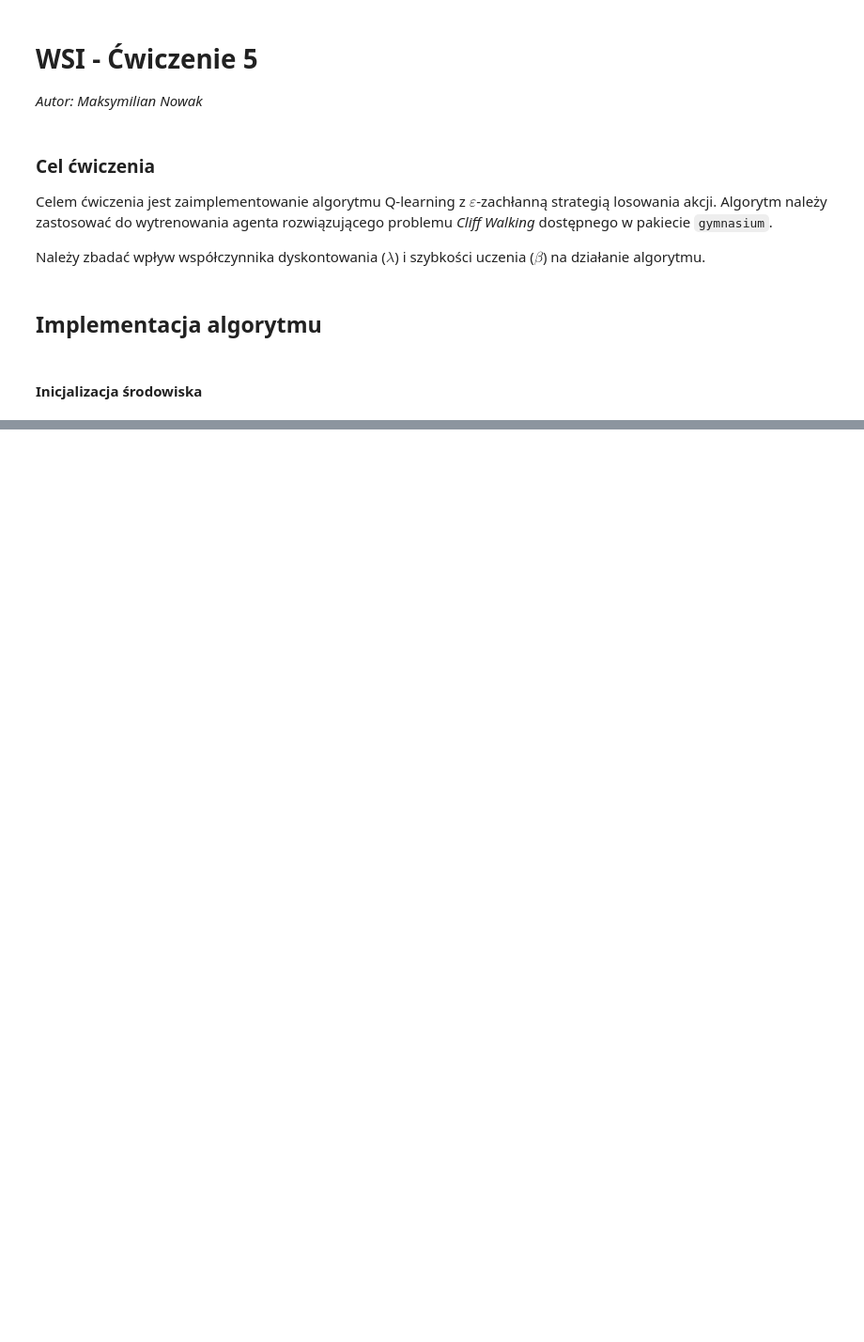
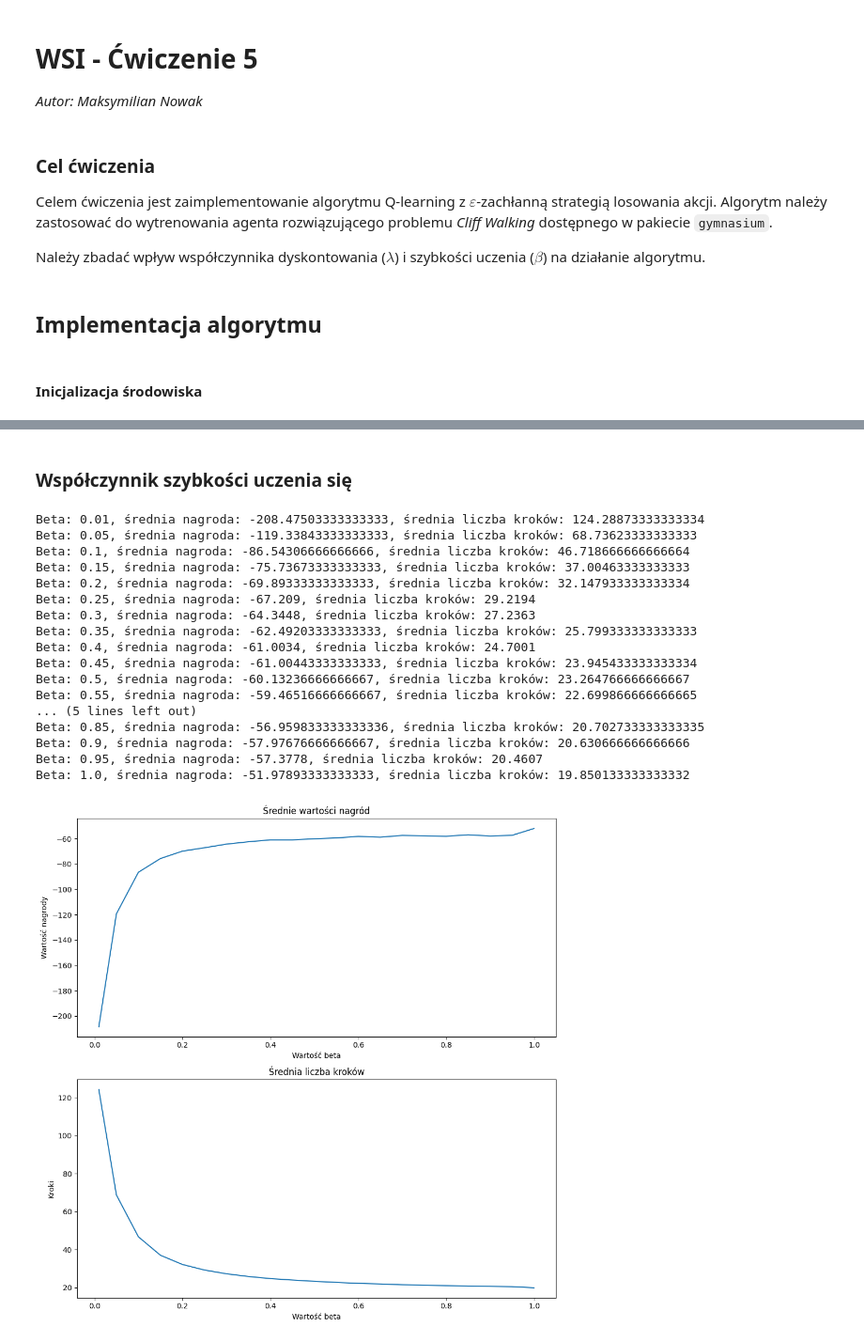
Before and after one commit to maksnowak/cliff-walking, a Jupyter notebook: task5.ipynb, the cells around one changed output, grey strips where cells are left out. Shown at 94% size. Drawn from its saved outputs; the diff is of its cells as text; code cells hidden in the pictures; blank space fills up the shorter version.

```diff
--- a/task5.ipynb
+++ b/task5.ipynb
@@ -81,0 +137,52 @@ print(steps)
+# %% [markdown]
+### Współczynnik szybkości uczenia się
+# %%
+import matplotlib.pyplot as plt
+
+def plot_beta(values):
+    rewards = []
+    steps = []
+    for beta in values:
+        beta_rewards = []
+        beta_steps = []
+        for _ in range(100):
+            _, r, s = q_learning(env, 300, 0.8, beta, 0.1)
+            beta_rewards.append(r)
+            beta_steps.append(s)
+        avg_reward = np.mean(beta_rewards)
+        avg_steps = np.mean(beta_steps)
+        print(f'Beta: {beta}, średnia nagroda: {avg_reward}, średnia liczba kroków: {avg_steps}')
+        rewards.append(avg_reward)
+        steps.append(avg_steps)
+    fig, ax = plt.subplots(2, figsize=(10, 10))
+    ax[0].plot(values, rewards)
+    ax[0].set_xlabel('Wartość beta')
+    ax[0].set_ylabel('Wartość nagrody')
+    ax[0].set_title('Średnie wartości nagród')
+    ax[1].plot(values, steps)
+    ax[1].set_xlabel('Wartość beta')
+    ax[1].set_ylabel('Kroki')
+    ax[1].set_title('Średnia liczba kroków')
+    plt.tight_layout()
+    plt.show()
+
+plot_beta([0.01] + [round(0.05 * i, 2) for i in range(1, 21)])
+# %% [output]
+Beta: 0.01, średnia nagroda: -208.47503333333333, średnia liczba kroków: 124.28873333333334
+Beta: 0.05, średnia nagroda: -119.33843333333333, średnia liczba kroków: 68.73623333333333
+Beta: 0.1, średnia nagroda: -86.54306666666666, średnia liczba kroków: 46.718666666666664
+Beta: 0.15, średnia nagroda: -75.73673333333333, średnia liczba kroków: 37.00463333333333
+Beta: 0.2, średnia nagroda: -69.89333333333333, średnia liczba kroków: 32.147933333333334
+Beta: 0.25, średnia nagroda: -67.209, średnia liczba kroków: 29.2194
+Beta: 0.3, średnia nagroda: -64.3448, średnia liczba kroków: 27.2363
+Beta: 0.35, średnia nagroda: -62.49203333333333, średnia liczba kroków: 25.799333333333333
+Beta: 0.4, średnia nagroda: -61.0034, średnia liczba kroków: 24.7001
+Beta: 0.45, średnia nagroda: -61.00443333333333, średnia liczba kroków: 23.945433333333334
+Beta: 0.5, średnia nagroda: -60.13236666666667, średnia liczba kroków: 23.264766666666667
+Beta: 0.55, średnia nagroda: -59.46516666666667, średnia liczba kroków: 22.699866666666665
+... (5 lines left out)
+Beta: 0.85, średnia nagroda: -56.959833333333336, średnia liczba kroków: 20.702733333333335
+Beta: 0.9, średnia nagroda: -57.97676666666667, średnia liczba kroków: 20.630666666666666
+Beta: 0.95, średnia nagroda: -57.3778, średnia liczba kroków: 20.4607
+Beta: 1.0, średnia nagroda: -51.97893333333333, średnia liczba kroków: 19.850133333333332
+[figure, added]
```
Also changed, not shown: parts of 5 cells of this notebook.
